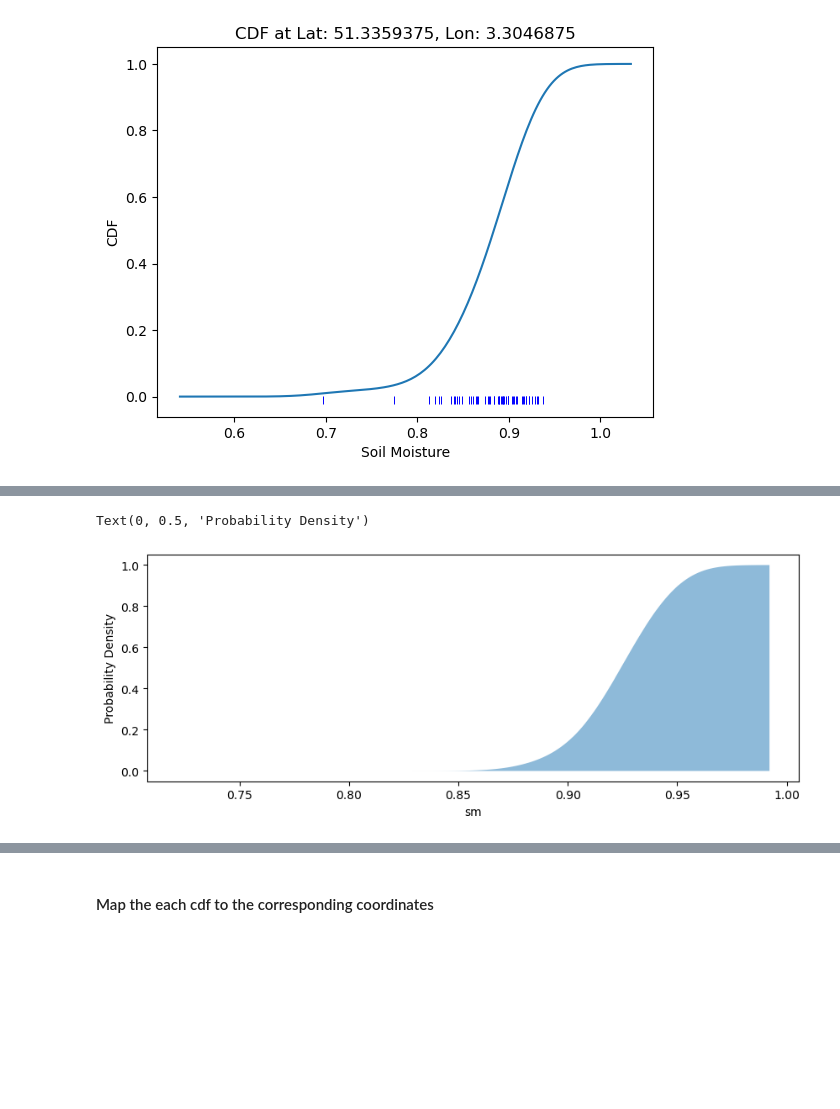
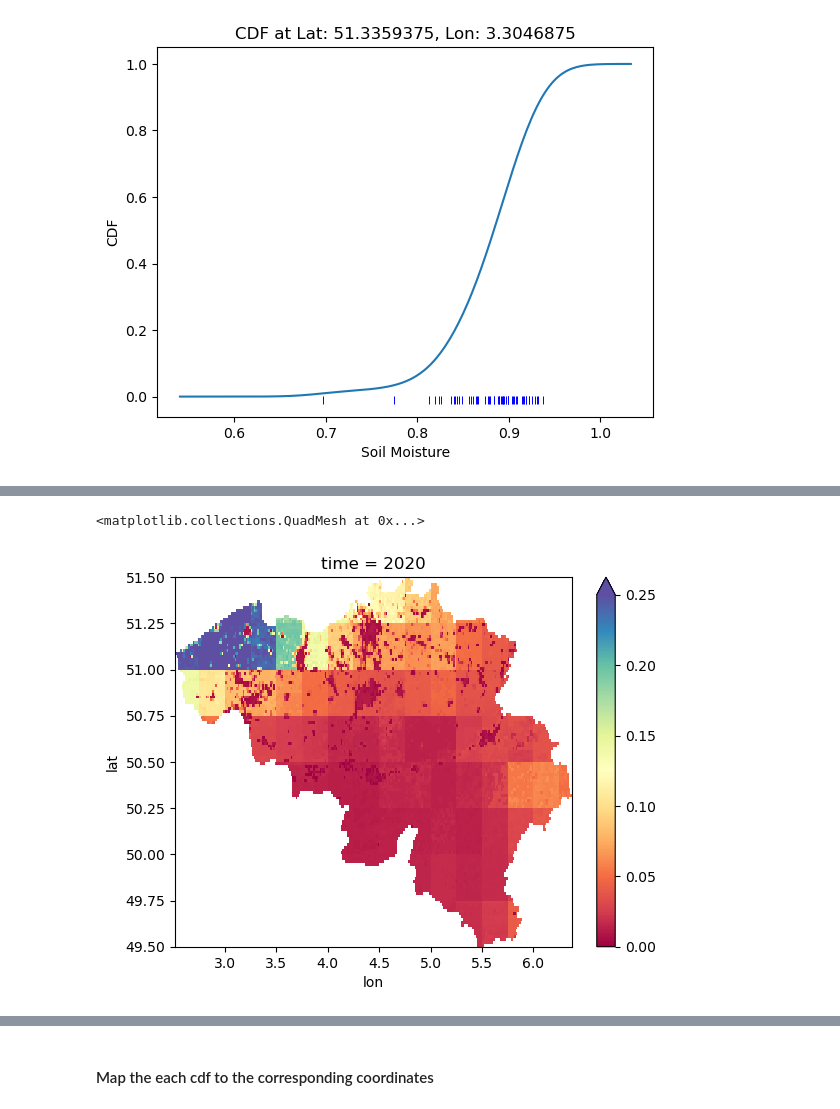
Before and after one commit to klekarkar/mHM_IO_dataprocessing, a Jupyter notebook: soilmoisture_anomalies.ipynb, the cells around one changed output, grey strips where cells are left out. Drawn from its saved outputs; the diff is of its cells as text; code cells hidden in the pictures; blank space fills up the shorter version.

```diff
--- a/soilmoisture_anomalies.ipynb
+++ b/soilmoisture_anomalies.ipynb
@@ -251,3 +256,15 @@ for i in range(len(data_summer_avg.lon)):
                 drought_map[t, j, i] = 1  # Drought
             else:
                 drought_map[t, j, i] = 0  # No drought
+# %%
+drought_data = xr.DataArray(
+    data=drought_map,
+    coords={"time":data_summer_avg.year.values, "lat": data_summer_avg.lat.values, "lon": data_summer_avg.lon.values},
+    dims=["time","lat", "lon"]
+)
+
+percentile_data = xr.DataArray(
+    data=percentile_map,
+    coords={"time":data_summer_avg.year.values, "lat": data_summer_avg.lat.values, "lon": data_summer_avg.lon.values},
+    dims=["time","lat", "lon"]
+)
@@ -292,11 +293,5 @@ cdf_data[:, :, -1].plot()
-# %%
-#plot the KDE
-fig, ax = plt.subplots(figsize=(10, 3.5))
-plt.fill_between(x, cdf, alpha=0.5)
-#plot vertical lines (|) representing the soil moisture values, with height equal to -0.01
-plt.plot(soil_moisture, np.full_like(soil_moisture, -0.01), '|b', markeredgewidth=0.7)
-plt.xlabel('sm')
-plt.ylabel('Probability Density')
-# %% [output]
-Text(0, 0.5, 'Probability Density')
-[figure, removed]
+# %%
+percentile_data[50].plot(cmap='Spectral', robust=True, vmin=0, vmax=0.25)
+# %% [output]
+<matplotlib.collections.QuadMesh at 0x...>
+[figure, added]
```
Also changed, not shown: parts of 5 cells of this notebook.
